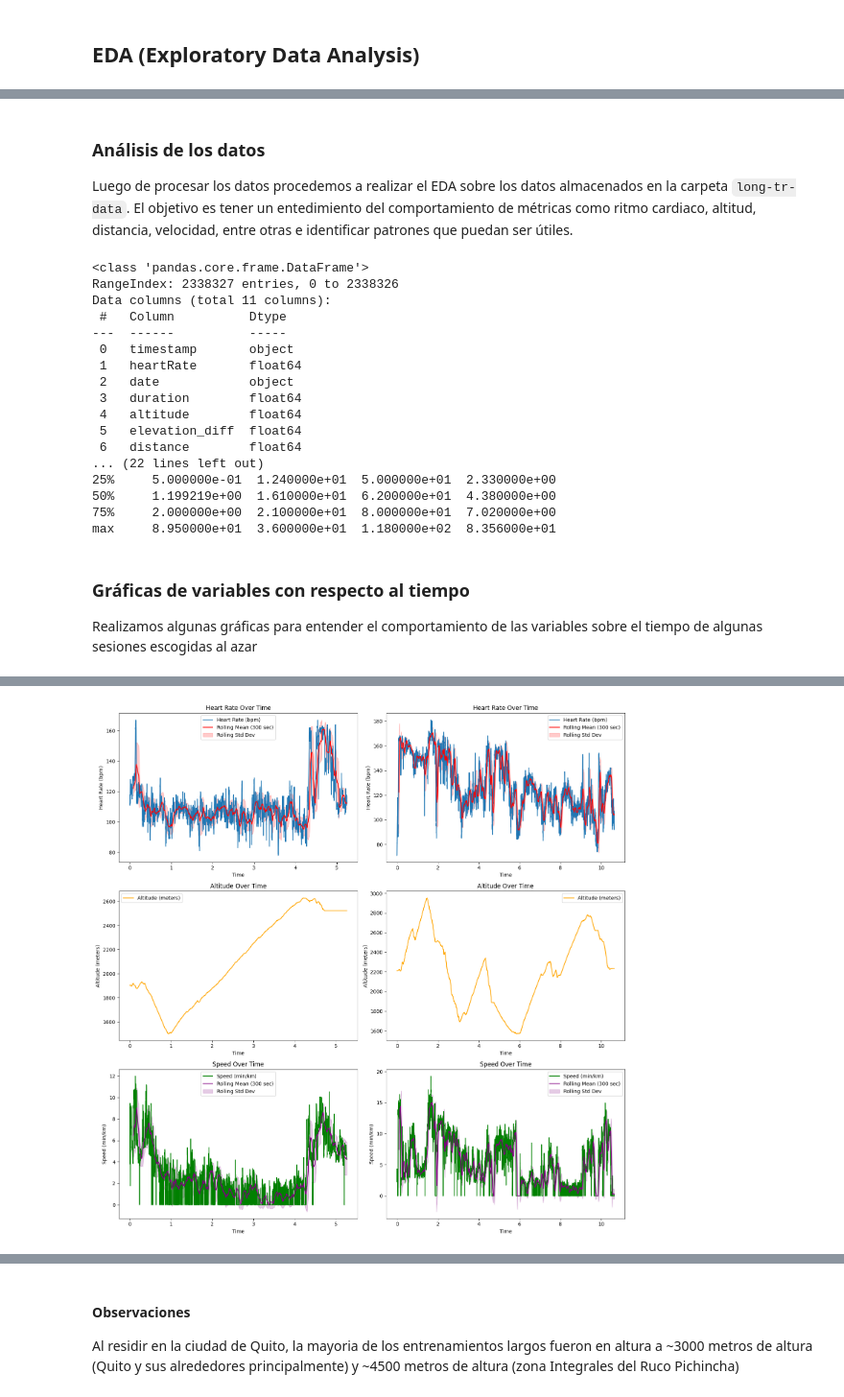
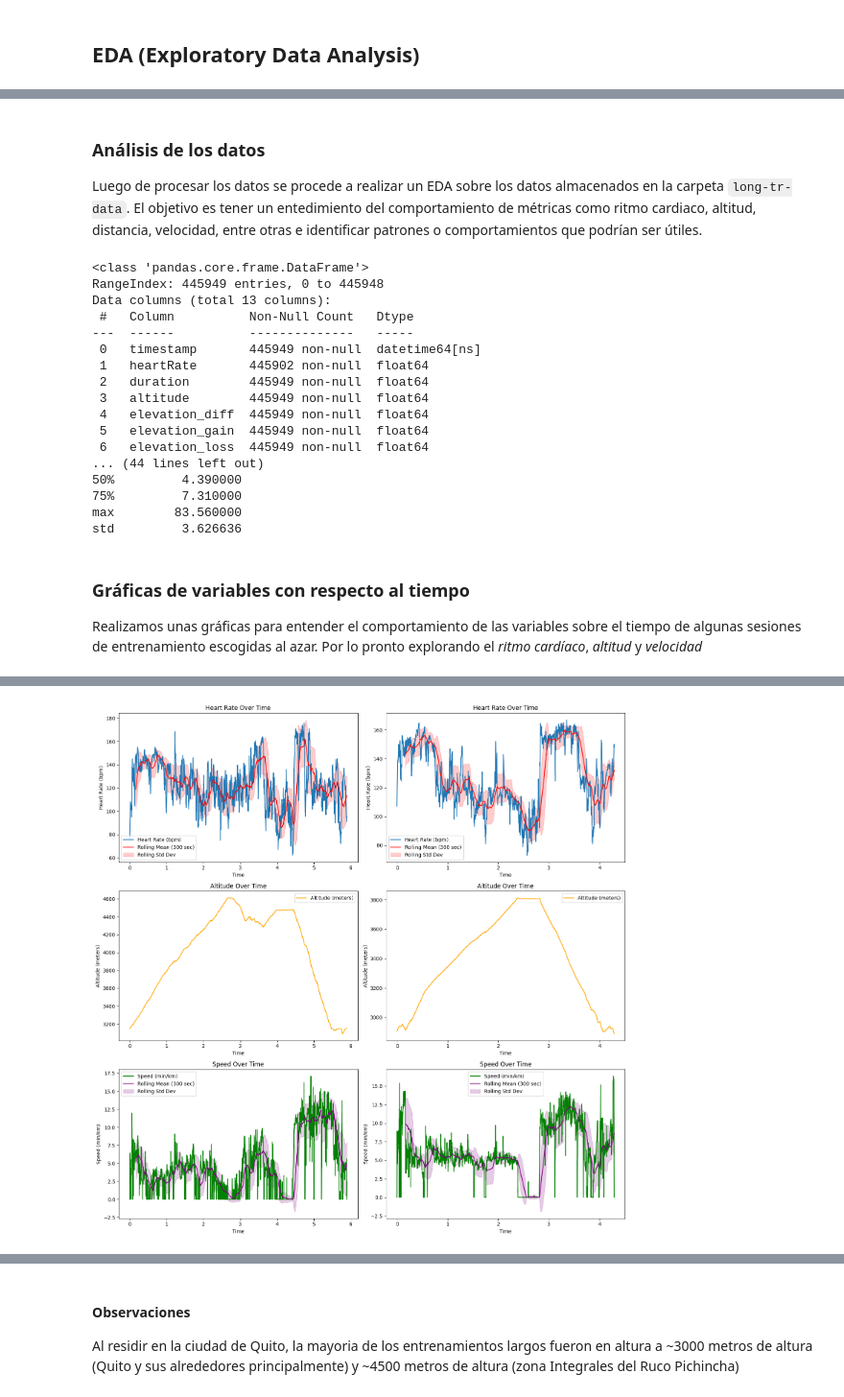
Before and after one commit to ericmaster/ai-master-sl-project, a Jupyter notebook: project.ipynb, the cells around one changed output, grey strips where cells are left out. Shown at 96% size. Saved outputs shown, nothing was run; the diff lists cells and outputs as text; code cells hidden in the pictures.

```diff
--- a/project.ipynb
+++ b/project.ipynb
@@ -57,6 +62,7 @@ import pandas as pd
 import os
 import json
 import isodate
+
 # from concurrent.futures import ThreadPoolExecutor, as_completed
 from tqdm import tqdm
 import time
@@ -73,7 +79,10 @@ input_dir = "/home/eaguayo/workspace/ml-project/data/full-data"
 count = 0
 skipped = 0
 start_hours = 4
+end_hours = 6
 
+# Note: Following code was partially Generated with Copilot autocomplete feature
+# No specific prompts were used
 def process_file(file_name):
     file_path = f"{input_dir}/{file_name}"
     try:
@@ -88,7 +97,11 @@ def process_file(file_name):
         duration_iso = exercise.get("duration")
         duration = isodate.parse_duration(duration_iso).total_seconds()
 
-        if sport != "TRAIL_RUNNING" or duration < start_hours * 3600:
+        if (
+            sport != "TRAIL_RUNNING"
+            or duration < start_hours * 3600
+            or duration > end_hours * 3600
+        ):
             return False
 
         # Skip processing if the output file already exists
@@ -146,13 +159,25 @@ def process_file(file_name):
                 temp_df["distance_diff"] = temp_df[sample_feature].diff().fillna(0)
             if sample_feature == "altitude":
                 # Smooth altitude data
-                temp_df[sample_feature] = temp_df[sample_feature].rolling(window=5, min_periods=1, center=True).mean()
+                temp_df[sample_feature] = (
+                    temp_df[sample_feature]
+                    .rolling(window=5, min_periods=1, center=True)
+                    .mean()
+                )
                 # Calculate elevation difference
                 temp_df["elevation_diff"] = temp_df[sample_feature].diff().fillna(0)
+                # Calculate elevation gain
+                temp_df["elevation_gain"] = (
+                    temp_df["elevation_diff"].clip(lower=0).cumsum().fillna(0)
+                )
+                # Calculate elevation loss
+                temp_df["elevation_loss"] = (
+                    temp_df["elevation_diff"].clip(upper=0).cumsum().fillna(0)
+                )
 
             if sample_feature in df.columns:
                 # Within a second is very likely that the same sample is repeated
-                temp_df[sample_feature] = temp_df[sample_feature].fillna(method='ffill')
+                temp_df[sample_feature] = temp_df[sample_feature].fillna(method="ffill")
             df = pd.merge(df, temp_df, on="timestamp", how="left")
 
         # Save the dataframe to a CSV file
@@ -229,7 +247,7 @@ Processing file: training-session-2022-11-11-7525661066-bdfa169b-db1a-42fb-a626-
 # %% [markdown]
 ### Análisis de los datos
 
-Luego de procesar los datos procedemos a realizar el EDA sobre los datos almacenados en la carpeta `long-tr-data`. El objetivo es tener un entedimiento del comportamiento de métricas como ritmo cardiaco, altitud, distancia, velocidad, entre otras e identificar patrones que puedan ser útiles.
+Luego de procesar los datos se procede a realizar un EDA sobre los datos almacenados en la carpeta `long-tr-data`. El objetivo es tener un entedimiento del comportamiento de métricas como ritmo cardiaco, altitud, distancia, velocidad, entre otras e identificar patrones o comportamientos que podrían ser útiles.
 # %%
 # Import requiered libraries
 import pandas as pd
@@ -248,9 +266,14 @@ data_frames = []
 for file_name in training_files:
     file_path = os.path.join(data_dir, file_name)
     df = pd.read_csv(file_path)
-    # df.set_index("duration", inplace=True)
-    # Drop timestamp column as it is not needed for the analysis
-    # df.drop(columns=["timestamp"], inplace=True)
+    # Downsample into 2 seconds intervals
+    # For time execution reasons... ¯\_(ツ)_/¯
+    df['timestamp'] = pd.to_datetime(df['timestamp'])
+    df.set_index('timestamp', inplace=True)
+    # Temporarily drop the date column to avoid resampling issues
+    df.drop(columns=['date'], inplace=True)
+    df = df.resample('2S').mean().reset_index()
+    df["date"] = df["timestamp"].dt.date
     data_frames.append(df)
 
 # Combine all data
@@ -263,34 +286,34 @@ print(data.info())
 print(data.describe())
 # %% [output]
 <class 'pandas.core.frame.DataFrame'>
-RangeIndex: 2338327 entries, 0 to 2338326
-Data columns (total 11 columns):
- #   Column          Dtype
----  ------          -----
- 0   timestamp       object
- 1   heartRate       float64
- 2   date            object
- 3   duration        float64
- 4   altitude        float64
- 5   elevation_diff  float64
- 6   distance        float64
-... (22 lines left out)
-25%     5.000000e-01  1.240000e+01  5.000000e+01  2.330000e+00
-50%     1.199219e+00  1.610000e+01  6.200000e+01  4.380000e+00
-75%     2.000000e+00  2.100000e+01  8.000000e+01  7.020000e+00
-max     8.950000e+01  3.600000e+01  1.180000e+02  8.356000e+01
+RangeIndex: 445949 entries, 0 to 445948
+Data columns (total 13 columns):
+ #   Column          Non-Null Count   Dtype
+---  ------          --------------   -----
+ 0   timestamp       445949 non-null  datetime64[ns]
+ 1   heartRate       445902 non-null  float64
+ 2   duration        445949 non-null  float64
+ 3   altitude        445949 non-null  float64
+ 4   elevation_diff  445949 non-null  float64
+ 5   elevation_gain  445949 non-null  float64
+ 6   elevation_loss  445949 non-null  float64
+... (44 lines left out)
+50%         4.390000
+75%         7.310000
+max        83.560000
+std         3.626636
 # %%
 random.seed(45)  # For reproducibility
 sample_data_frames = random.sample(data_frames, 10)
 # %% [markdown]
 ### Gráficas de variables con respecto al tiempo
 
-Realizamos algunas gráficas para entender el comportamiento de las variables sobre el tiempo de algunas sesiones escogidas al azar
+Realizamos unas gráficas para entender el comportamiento de las variables sobre el tiempo de algunas sesiones de entrenamiento escogidas al azar. Por lo pronto explorando el *ritmo cardíaco*, *altitud* y *velocidad*
 # %%
 # Function to plot time series data for a single training session
 def plot_time_series(df, axes):
     # Convert duration from seconds to hours for x-axis
-    time_hours = df.index / 3600
+    time_hours = df["duration"] / 3600
 
     # Plot heart rate over time
     # Calculate rolling mean and standard deviation for heart rate
@@ -387,4 +410,4 @@ plt.show()
-[figure, old version]
+[figure, new version]
 # %% [markdown]
 #### Observaciones:
 
```
Also changed, not shown: parts of 26 cells of this notebook.
